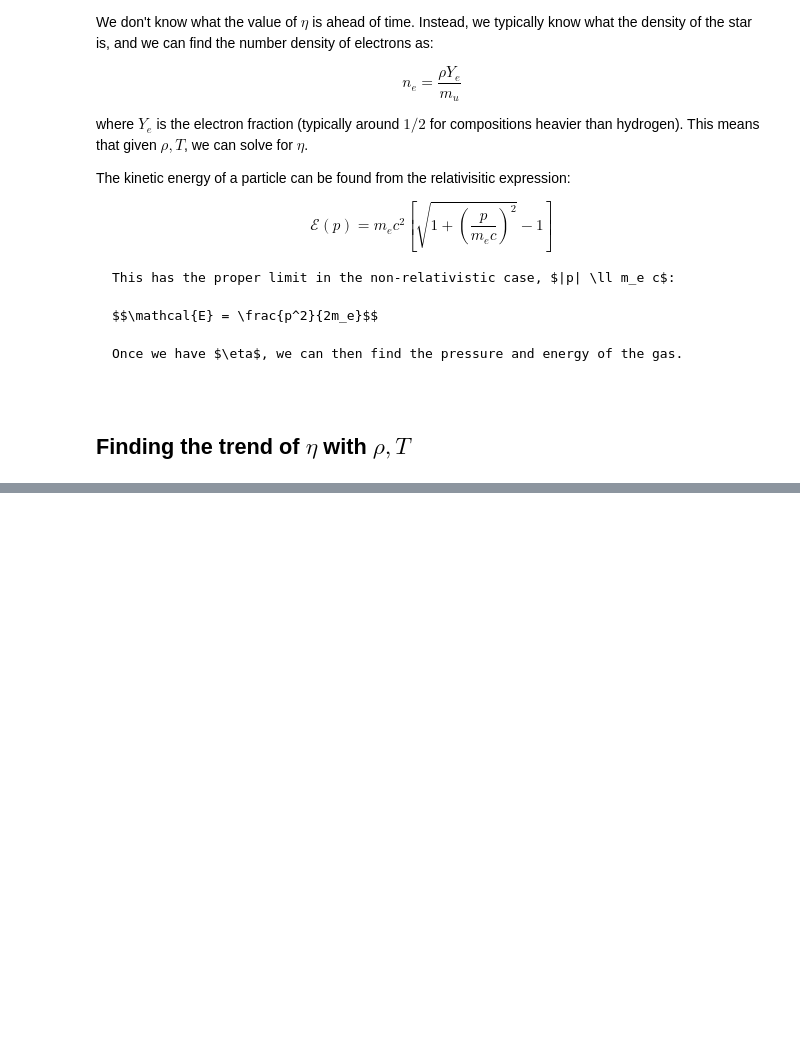
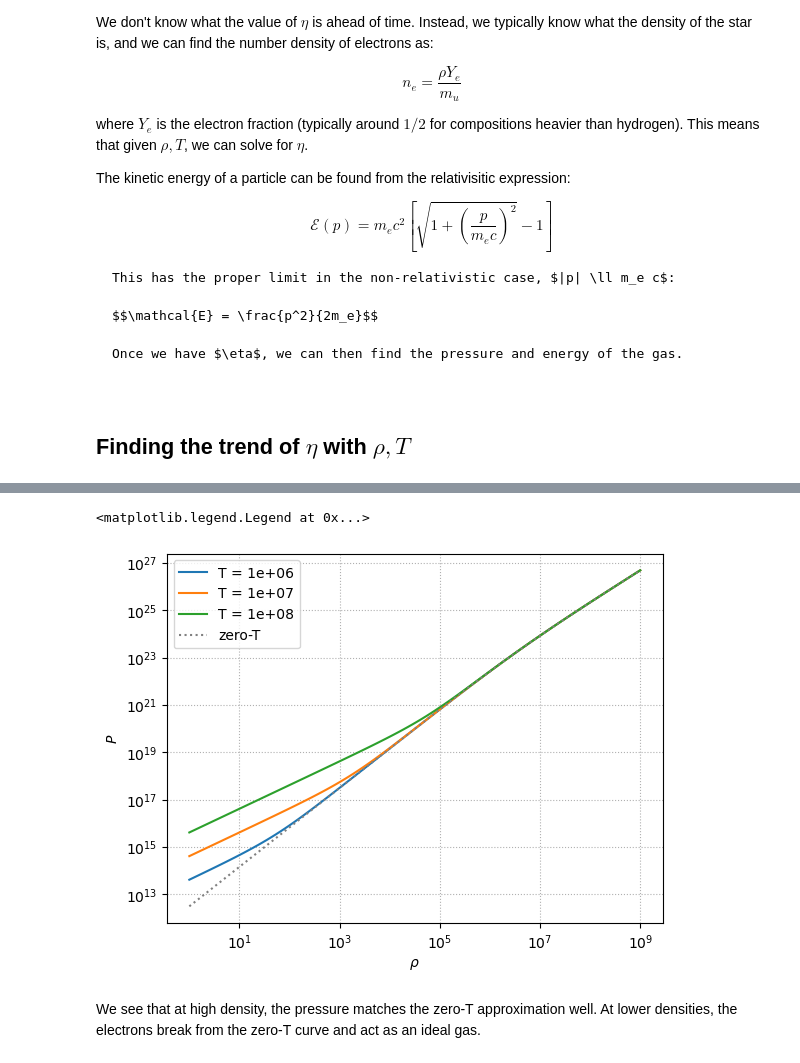
Before and after one commit to zingale/mesa-labs, a Jupyter notebook: docs/source/degeneracy.ipynb, the cells around one changed output, grey strips where cells are left out. Drawn from its saved outputs; the diff is of its cells as text; code cells hidden in the pictures; blank space fills up the shorter version.

```diff
--- a/docs/source/degeneracy.ipynb
+++ b/docs/source/degeneracy.ipynb
@@ -142,0 +190,37 @@ ax.grid(ls=":")
+# %%
+m_u = pyna.constants.constants.m_u
+h_planck = pyna.constants.constants.h
+c = pyna.constants.constants.c_light
+m_e = pyna.constants.constants.m_e
+# %%
+def p_zero_temp(rho, Ye=0.5):
+
+    # find number density
+    n_e = rho * Ye / m_u
+
+    # find Fermi momentum
+    x_F = (3 / (8 * np.pi))**(1/3) * (h_planck / (m_e * c)) * n_e**(1/3)
+
+    P = (np.pi/3) * (m_e * c / h_planck)**3 * m_e * c**2 * (x_F * (2*x_F**2 - 3) *
+                                                            np.sqrt(1 + x_F**2) + 3 *
+                                                            np.arcsinh(x_F))
+    return P
+# %%
+fig, ax = plt.subplots()
+
+for T in ps:
+    ax.loglog(rhos, ps[T], label=f"T = {T:5.2g}")
+
+ax.loglog(rhos, p_zero_temp(rhos), linestyle=":", color="0.5", label="zero-T")
+
+ax.set_xlabel(r"$\rho$")
+ax.set_ylabel(r"$P$")
+ax.grid(ls=":")
+ax.legend()
+# %% [output]
+<matplotlib.legend.Legend at 0x...>
+[figure, added]
+# %% [markdown]
+We see that at high density, the pressure matches the zero-T approximation well.
+At lower densities, the electrons break from the zero-T curve and act as an
+ideal gas.
```
Also changed, not shown: parts of 11 cells of this notebook.
